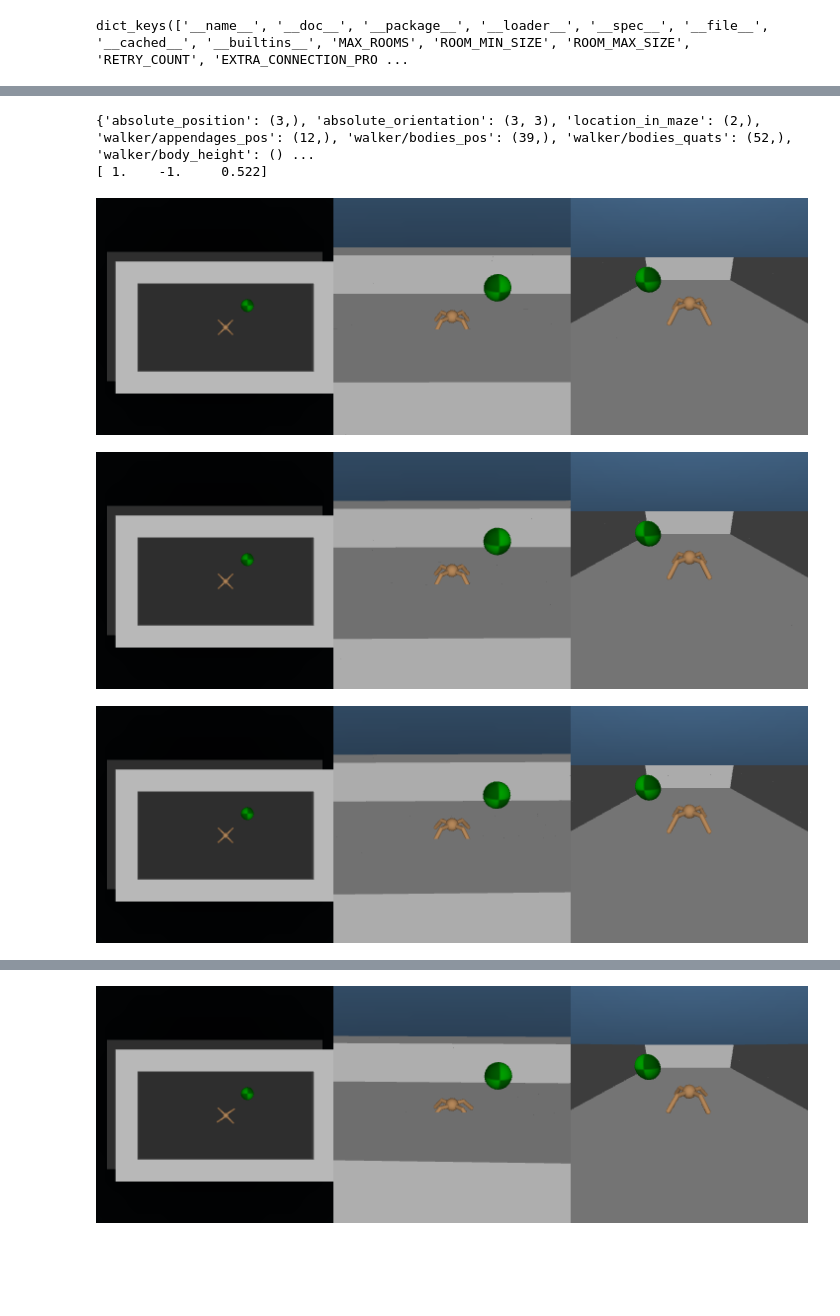
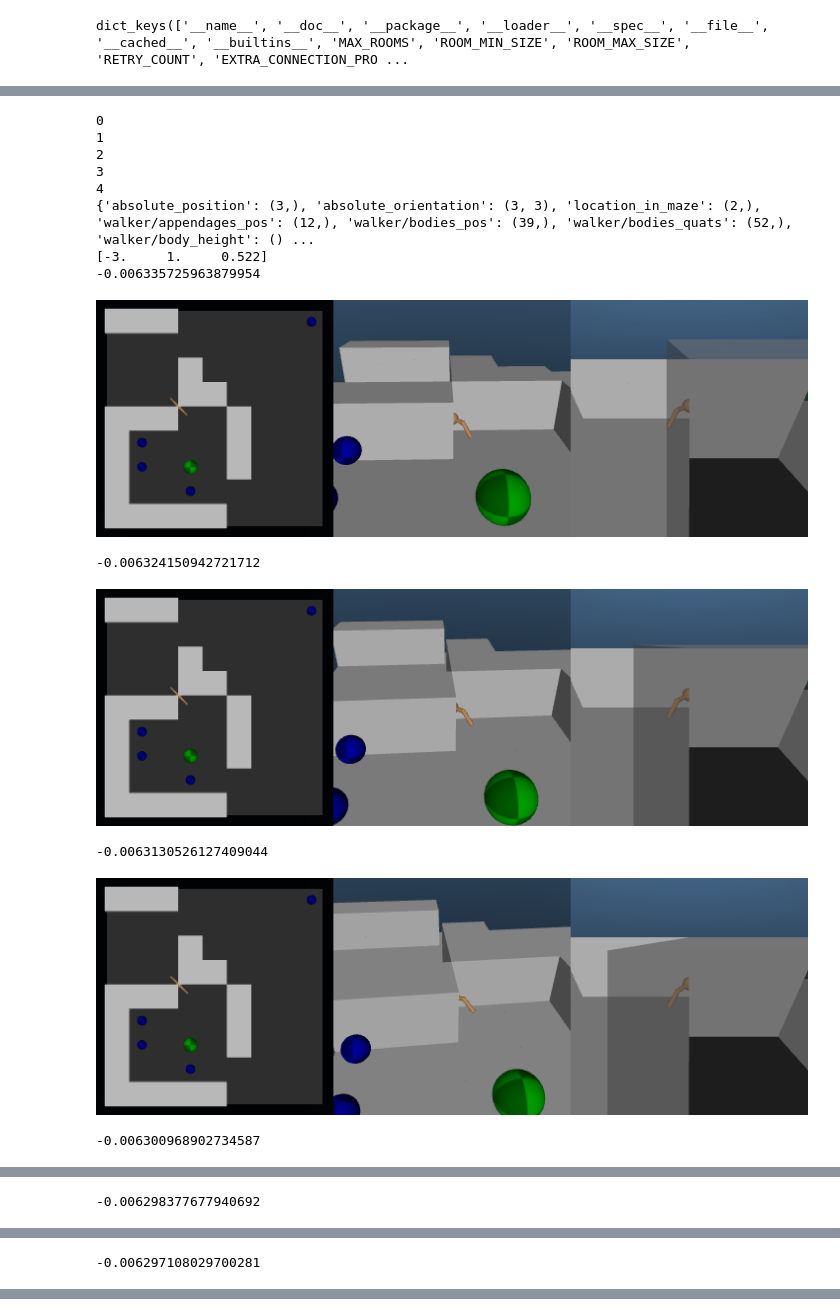
Before and after one commit to Demosthen/ActiveRL, a Jupyter notebook: dm_control_experiments.ipynb, the cells around one changed output, grey strips where cells are left out. Drawn from its saved outputs; the diff is of its cells as text; code cells hidden in the pictures; blank space fills up the shorter version.

Commit message:
dm maze runs now for vanilla PPO

```diff
--- a/dm_control_experiments.ipynb
+++ b/dm_control_experiments.ipynb
@@ -124,8 +125,12 @@ labmaze.defaults.__dict__.keys()
 dict_keys(['__name__', '__doc__', '__package__', '__loader__', '__spec__', '__file__', '__cached__', '__builtins__', 'MAX_ROOMS', 'ROOM_MIN_SIZE', 'ROOM_MAX_SIZE', 'RETRY_COUNT', 'EXTRA_CONNECTION_PRO ...
 # %%
 walker = ant.Ant()
-print(labmaze.defaults.SPAWN_TOKEN)
-maze_str = "**********\n*........*\n*.....G..*\n*....P...*\n*........*\n**********\n"
+grid_desc, rew_map, wind_p = read_gridworld("gridworlds/bad_bubble.txt")
+print(grid_desc)
+maze_str, subtarget_rews = grid_desc_to_dm(grid_desc, rew_map, wind_p)
+print(maze_str)
+# maze_str = "**********\n*........*\n*..G..G..*\n*....P...*\n*........*\n**********\n"
+# subtarget_rews = [10, -10]
 arena = DM_Maze_Arena(maze=labmaze.FixedMazeWithRandomGoals(maze_str))
 print(arena._spawn_positions)
 task = DM_Maze_Task(walker, None, arena, 1, enable_global_task_observables=True)
@@ -135,24 +151,35 @@ P
 # %%
 config = {
   "maze_str": maze_str,
+  "subtarget_rews": subtarget_rews,
   "random_state": np.random.RandomState(42),
   "strip_singleton_obs_buffer_dim": True,
   "time_limit": 10
 }
 env = DM_Maze_Wrapper(config)
-obs = env.reset({"absolute_position": [1, -1.0, 0]})
+obs = env.reset({"absolute_position": [-3, 1, 0]})
 print({k: o.shape for k, o in obs.items()})
 print(obs["absolute_position"])
 imgs = []
 for i in range(10):
-  env.step(env.action_space.sample())
+  observation, reward, done, info = env.step(env.action_space.sample())
+  print(reward)
   pixels = []
   for camera_id in range(3):
     pixels.append(env.physics.render(camera_id=camera_id, width=240))
   display(PIL.Image.fromarray(np.hstack(pixels)))
 # %% [output]
+0
+1
+2
+3
+4
 {'absolute_position': (3,), 'absolute_orientation': (3, 3), 'location_in_maze': (2,), 'walker/appendages_pos': (12,), 'walker/bodies_pos': (39,), 'walker/bodies_quats': (52,), 'walker/body_height': () ...
-[ 1.    -1.     0.522]
+[-3.     1.     0.522]
+-0.006335725963879954
-[figure, old version]
+[figure, new version]
+-0.006324150942721712
-[figure, old version]
+[figure, new version]
+-0.0063130526127409044
-[figure, old version]
+[figure, new version]
+-0.006300968902734587
@@ -159,0 +187 @@ for i in range(10):
+-0.006298377677940692
@@ -160,0 +189 @@ for i in range(10):
+-0.006297108029700281
@@ -162 +190,0 @@ for i in range(10):
-[figure, removed]
```
Also changed, not shown: parts of 5 cells of this notebook, 4 other files.
